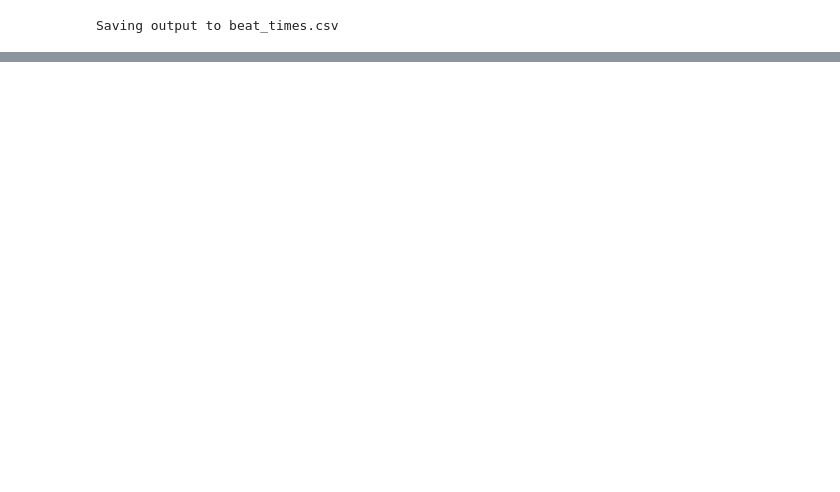
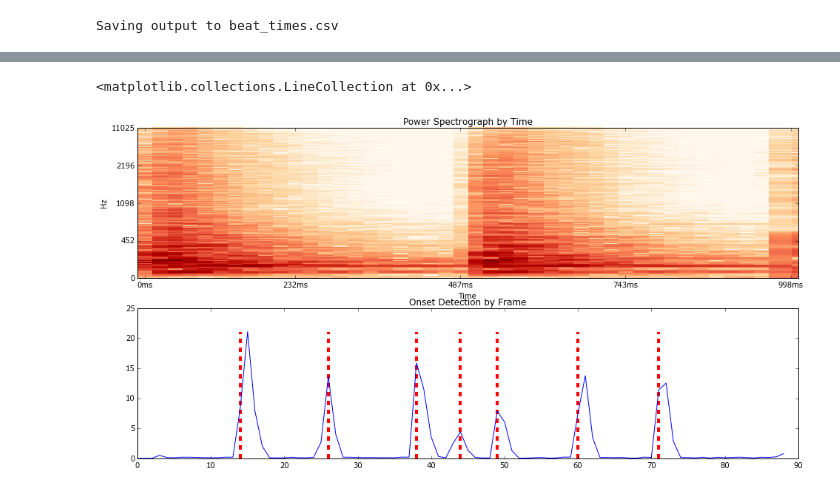
Before and after one commit to dsiah/Drum-Research, a Jupyter notebook: LibrosaStarter.ipynb, the cells around one changed output, grey strips where cells are left out. Cells and saved outputs as stored; diff of their text form; code cells hidden in the pictures; blank space fills up the shorter version.

```diff
--- a/LibrosaStarter.ipynb
+++ b/LibrosaStarter.ipynb
@@ -83,0 +91,19 @@ plt.vlines(onset_frames, 0, o_env.max(), color='r', linewidth=4.00, linestyles="
+# %%
+onset_times2  = librosa.frames_to_time(onset_frames, sr=sr)
+onset_frames2 = librosa.onset.onset_detect(y=y2, sr=sr2)
+o_env2 = librosa.onset.onset_strength(y, sr=sr)
+# %%
+D2 = np.abs(librosa.stft(y2))**2
+plt.figure(figsize=(16,8))
+
+plt.subplot(2, 1, 1)
+plt.title('Power Spectrograph by Time')
+librosa.display.specshow(librosa.logamplitude(D2, ref_power=np.max), x_axis='time', y_axis='log')
+
+plt.subplot(2, 1, 2)
+plt.title('Onset Detection by Frame')
+plt.plot(o_env2, label="Onset strength")
+plt.vlines(onset_frames, 0, o_env2.max(), color='r', linewidth=4.00, linestyles="--")
+# %% [output]
+<matplotlib.collections.LineCollection at 0x...>
+[figure, added]
```
Also changed, not shown: parts of 9 cells of this notebook, 12 other files.
